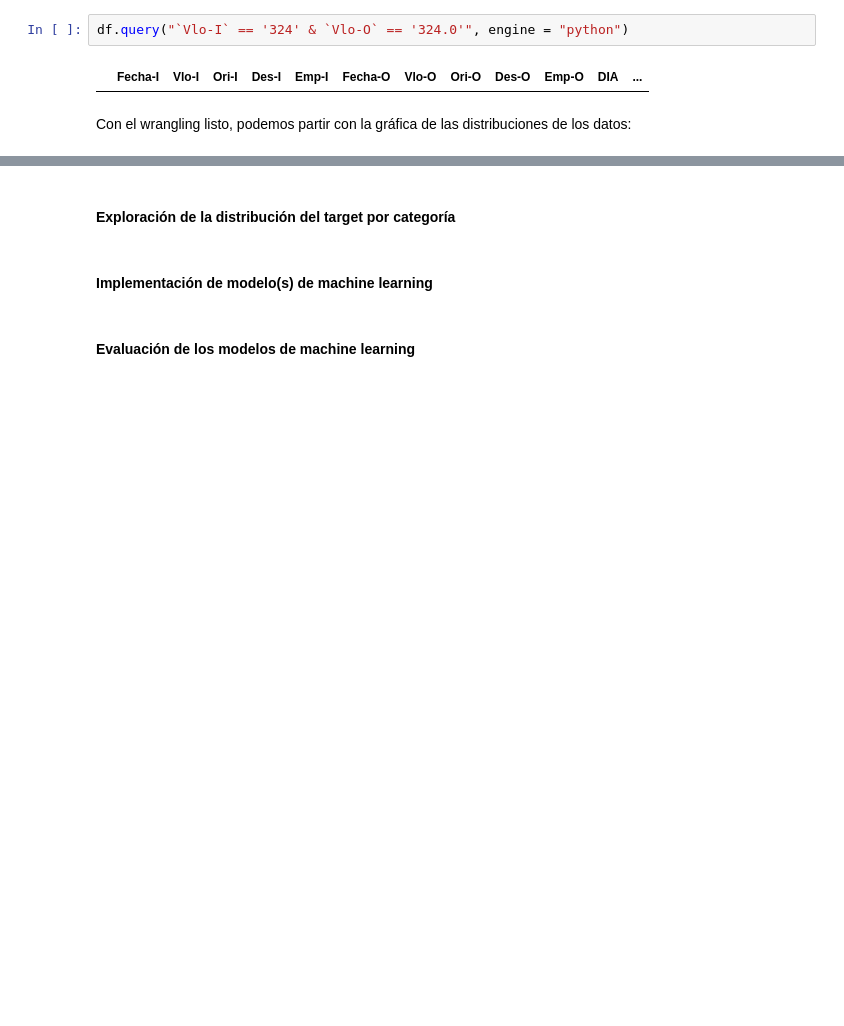
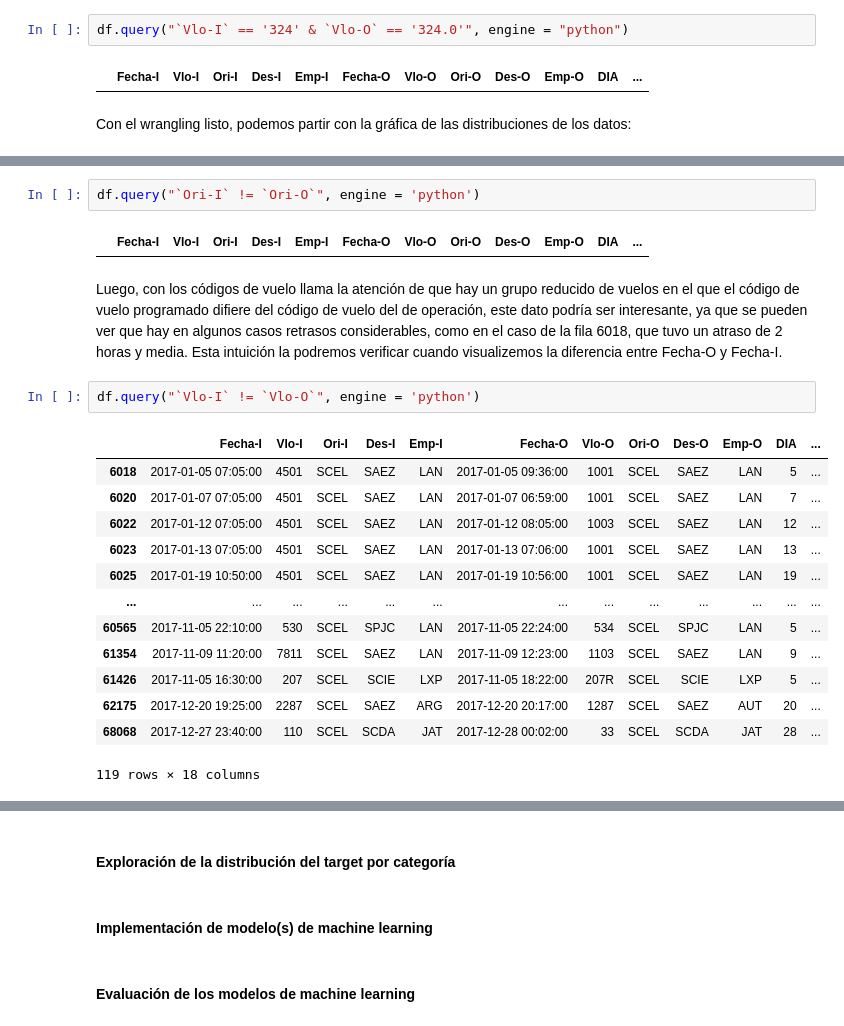
Before and after one commit to likkens/ch-neuralworks, a Jupyter notebook: Challenge-Atrasos.ipynb, the cells around one changed output, grey strips where cells are left out. Drawn from its saved outputs; the diff is of its cells as text; blank space fills up the shorter version.

```diff
--- a/Challenge-Atrasos.ipynb
+++ b/Challenge-Atrasos.ipynb
@@ -109,0 +133,22 @@ Con el wrangling listo, podemos partir con la gráfica de las distribuciones de
+# %%
+df.query("`Ori-I` != `Ori-O`", engine = 'python')
+# %% [output]
+|  | Fecha-I | Vlo-I | Ori-I | Des-I | Emp-I | Fecha-O | Vlo-O | Ori-O | Des-O | Emp-O | DIA | ... |
+# %% [markdown]
+Luego, con los códigos de vuelo llama la atención de que hay un grupo reducido de vuelos en el que el código de vuelo programado difiere del código de vuelo del de operación, este dato podría ser interesante, ya que se pueden ver que hay en algunos casos retrasos considerables, como en el caso de la fila 6018, que tuvo un atraso de 2 horas y media. Esta intuición la podremos verificar cuando visualizemos la diferencia entre Fecha-O y Fecha-I.
+# %%
+df.query("`Vlo-I` != `Vlo-O`", engine = 'python')
+# %% [output]
+|  | Fecha-I | Vlo-I | Ori-I | Des-I | Emp-I | Fecha-O | Vlo-O | Ori-O | Des-O | Emp-O | DIA | ... |
+| 6018 | 2017-01-05 07:05:00 | 4501 | SCEL | SAEZ | LAN | 2017-01-05 09:36:00 | 1001 | SCEL | SAEZ | LAN | 5 | ... |
+| 6020 | 2017-01-07 07:05:00 | 4501 | SCEL | SAEZ | LAN | 2017-01-07 06:59:00 | 1001 | SCEL | SAEZ | LAN | 7 | ... |
+| 6022 | 2017-01-12 07:05:00 | 4501 | SCEL | SAEZ | LAN | 2017-01-12 08:05:00 | 1003 | SCEL | SAEZ | LAN | 12 | ... |
+| 6023 | 2017-01-13 07:05:00 | 4501 | SCEL | SAEZ | LAN | 2017-01-13 07:06:00 | 1001 | SCEL | SAEZ | LAN | 13 | ... |
+| 6025 | 2017-01-19 10:50:00 | 4501 | SCEL | SAEZ | LAN | 2017-01-19 10:56:00 | 1001 | SCEL | SAEZ | LAN | 19 | ... |
+| ... | ... | ... | ... | ... | ... | ... | ... | ... | ... | ... | ... | ... |
+| 60565 | 2017-11-05 22:10:00 | 530 | SCEL | SPJC | LAN | 2017-11-05 22:24:00 | 534 | SCEL | SPJC | LAN | 5 | ... |
+| 61354 | 2017-11-09 11:20:00 | 7811 | SCEL | SAEZ | LAN | 2017-11-09 12:23:00 | 1103 | SCEL | SAEZ | LAN | 9 | ... |
+| 61426 | 2017-11-05 16:30:00 | 207 | SCEL | SCIE | LXP | 2017-11-05 18:22:00 | 207R | SCEL | SCIE | LXP | 5 | ... |
+| 62175 | 2017-12-20 19:25:00 | 2287 | SCEL | SAEZ | ARG | 2017-12-20 20:17:00 | 1287 | SCEL | SAEZ | AUT | 20 | ... |
+| 68068 | 2017-12-27 23:40:00 | 110 | SCEL | SCDA | JAT | 2017-12-28 00:02:00 | 33 | SCEL | SCDA | JAT | 28 | ... |
+119 rows × 18 columns
```
Also changed, not shown: parts of 25 cells of this notebook.
